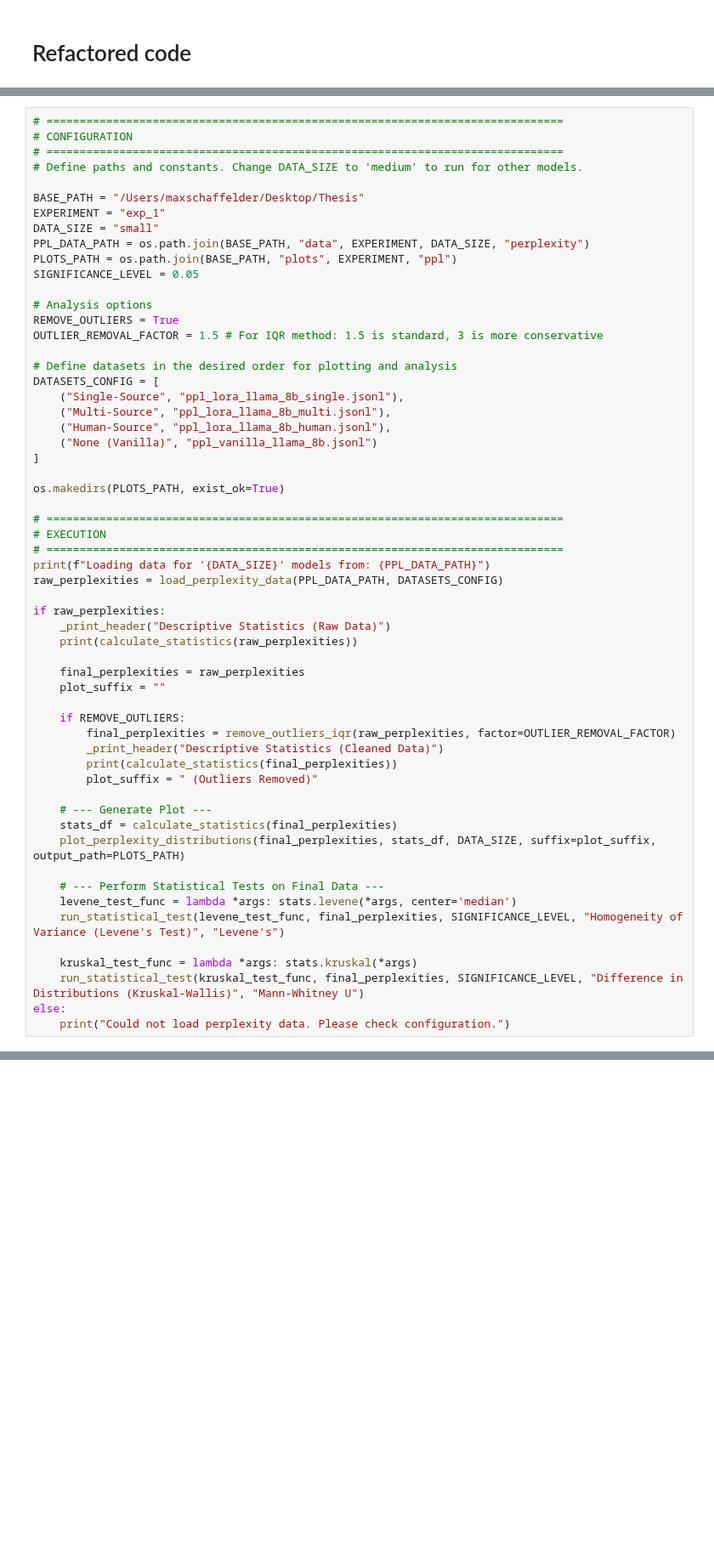
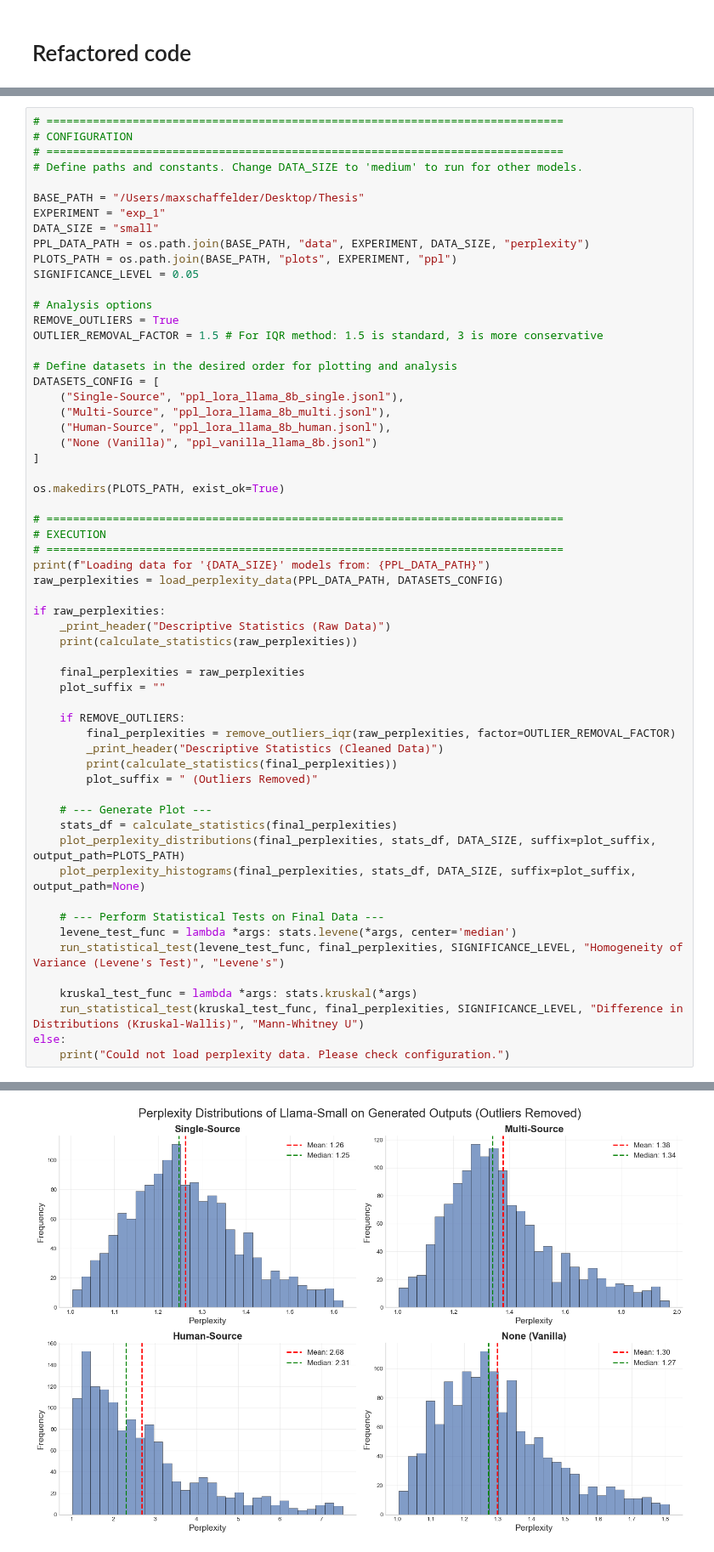
Before and after one commit to maxschaffelder/synthetic_data_diversity, a Jupyter notebook: exp_1/metric_calculation/perplexity/perplexity.ipynb, the cells around one changed output, grey strips where cells are left out. Shown at 85% size. Cells and saved outputs as stored; diff of their text form; blank space fills up the shorter version.

Commit message:
Add histogram plotting for perplexity distributions in the metric calculation notebook

```diff
--- a/exp_1/metric_calculation/perplexity/perplexity.ipynb
+++ b/exp_1/metric_calculation/perplexity/perplexity.ipynb
@@ -540,6 +602,7 @@ if raw_perplexities:
     # --- Generate Plot ---
     stats_df = calculate_statistics(final_perplexities)
     plot_perplexity_distributions(final_perplexities, stats_df, DATA_SIZE, suffix=plot_suffix, output_path=PLOTS_PATH)
+    plot_perplexity_histograms(final_perplexities, stats_df, DATA_SIZE, suffix=plot_suffix, output_path=None)
 
     # --- Perform Statistical Tests on Final Data ---
     levene_test_func = lambda *args: stats.levene(*args, center='median')
@@ -570,0 +635 @@ Single-Source None (Vanilla)     18.73  1.51e-05         True
+[figure, added]
```
Also changed, not shown: parts of 2 cells of this notebook.
